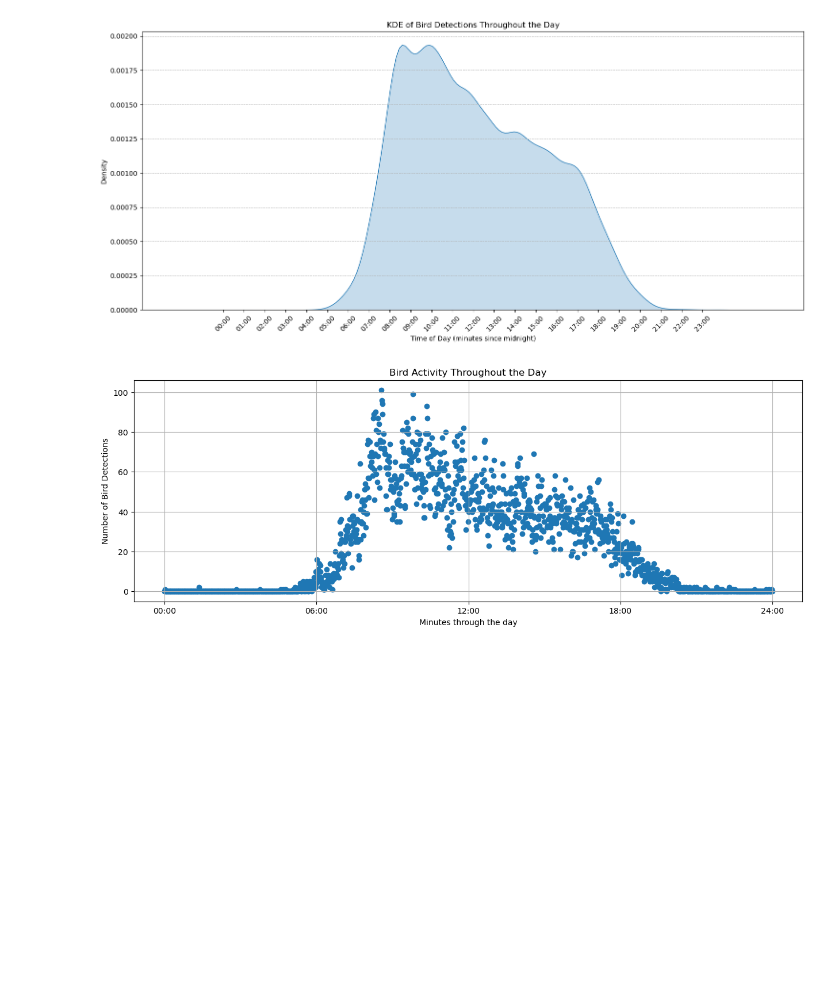
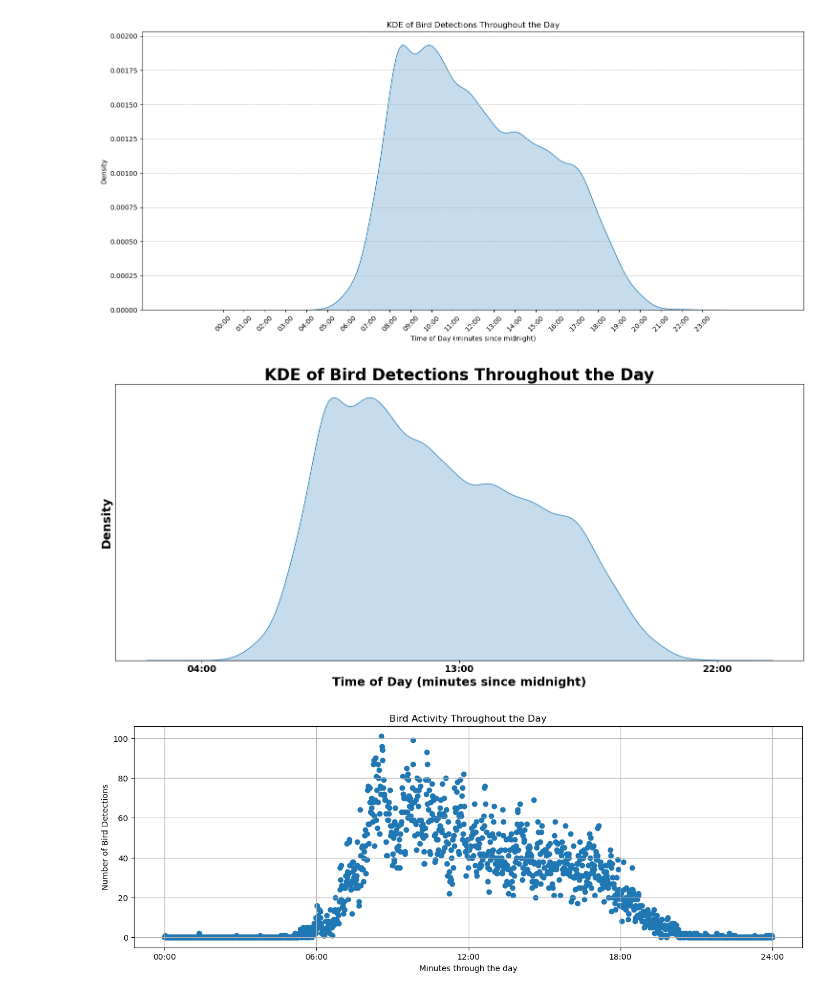
Before and after one commit to Nazar710/BackGardenRecordings, a Jupyter notebook: MIT_AST/metadata_stats.ipynb, the cells around one changed output. Drawn from its saved outputs; the diff is of its cells as text; code cells hidden in the pictures; blank space fills up the shorter version.

```diff
--- a/MIT_AST/metadata_stats.ipynb
+++ b/MIT_AST/metadata_stats.ipynb
@@ -298,6 +298,66 @@ plt.tight_layout()
 plt.show()
 # %% [output]
 [figure]
+# %%
+import seaborn as sns
+import matplotlib.pyplot as plt
+import pandas as pd
+
+# Assuming TP_df_resampled_per_minute is your resampled DataFrame
+# Group by time of day and sum detections
+bird_detections_by_minute = TP_df_resampled_per_minute.groupby(TP_df_resampled_per_minute.index.time).sum()
+
+# Create a Series from the 'BirdNET_Processed' column with the time as the index
+detections_series = pd.Series(bird_detections_by_minute['BirdNET_Processed'].values, index=bird_detections_by_minute.index)
+
+# Convert the time to minutes since midnight to plot as numeric x-axis
+minutes_since_midnight = detections_series.index.map(lambda t: t.hour * 60 + t.minute)
+# Convert minutes_since_midnight to a pandas Series to use the 'between' method
+minutes_since_midnight_series = pd.Series(minutes_since_midnight, index=detections_series.index)
+
+# Filter out data outside the relevant time frame (04:00 - 22:00)
+relevant_data = minutes_since_midnight_series.between(4*60, 22*60)
+
+# Filter the kde_data DataFrame using the relevant_data mask
+kde_data = pd.DataFrame({
+    'Time': minutes_since_midnight[relevant_data],
+    'Detections': detections_series.values[relevant_data]
+})
+
+# Create KDE plot
+plt.figure(figsize=(15, 7))
+sns.kdeplot(
+    data=kde_data,
+    x='Time',
+    weights='Detections',
+    bw_adjust=0.5,
+    fill=True
+)
+
+# Customizing the plot for better readability in scientific papers
+plt.title('KDE of Bird Detections Throughout the Day', fontsize=24, fontweight='bold')  # Title with larger and bold font
+plt.xlabel('Time of Day (minutes since midnight)', fontsize=18, fontweight='bold')  # Larger and bold x label
+plt.ylabel('Density', fontsize=18, fontweight='bold')  # Larger and bold y label
+plt.grid(axis='y', linestyle='--', linewidth=0.7)
+
+# Determine the positions for the first, median, and last ticks based on the filtered range
+first_tick = 4 * 60  # 04:00 in minutes since midnight
+last_tick = 22 * 60  # 22:00 in minutes since midnight
+median_tick = (first_tick + last_tick) // 2  # Calculate median time
+
+# Set the x-axis ticks and labels to first, median, and last
+plt.xticks([first_tick, median_tick, last_tick],
+           [f'{first_tick//60:02d}:{first_tick%60:02d}',
+            f'{median_tick//60:02d}:{median_tick%60:02d}',
+            f'{last_tick//60:02d}:{last_tick%60:02d}'],
+           fontsize=14, fontweight='bold')
+plt.yticks([])  # This hides the y-ticks
+
+
+plt.tight_layout()
+plt.show()
+# %% [output]
+[figure, added]
 # %%
 plt.figure(figsize=(15, 5))
 plt.scatter(minutes_past_midnight, bird_detections_by_minute['BirdNET_Processed'])
```
Also changed, not shown: parts of 7 cells of this notebook.
